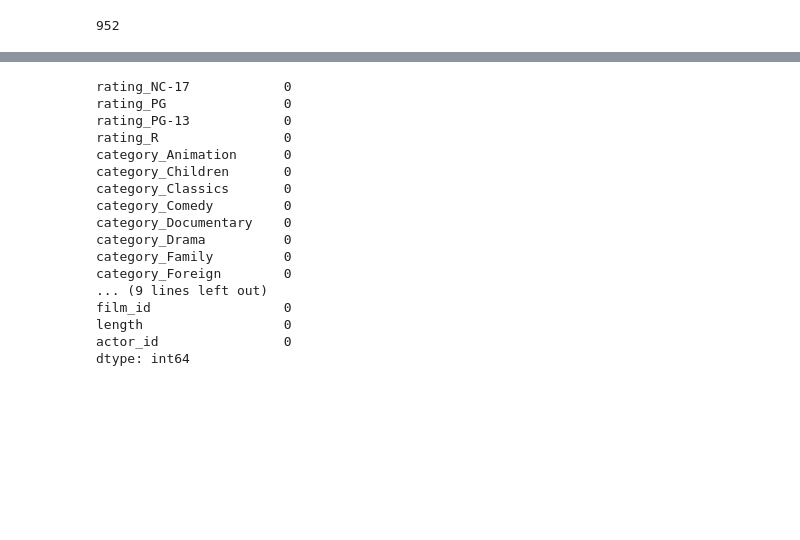
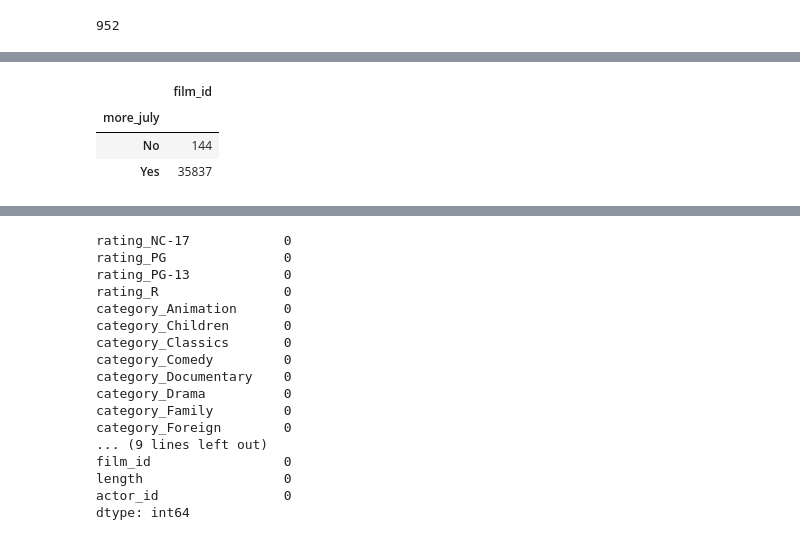
Before and after one commit to genolet/new-lab-predictions-logistic-regression, a Jupyter notebook: lab-predictions-logistic-regression.ipynb, the cells around one changed output, grey strips where cells are left out. Drawn from its saved outputs; the diff is of its cells as text; code cells hidden in the pictures; blank space fills up the shorter version.

```diff
--- a/lab-predictions-logistic-regression.ipynb
+++ b/lab-predictions-logistic-regression.ipynb
@@ -169,3 +192,12 @@ film = film.dropna()
+# %%
+### There is a VERY big class imbalance
+
+display(film.groupby(['more_july']).agg({'film_id':"count"}))
+# %% [output]
+|  | film_id |
+| more_july |  |
+| No | 144 |
+| Yes | 35837 |
 # %%
 ### The data seems evenly distributed. I will leave it like it is.
 
```
Also changed, not shown: parts of 15 cells of this notebook.
